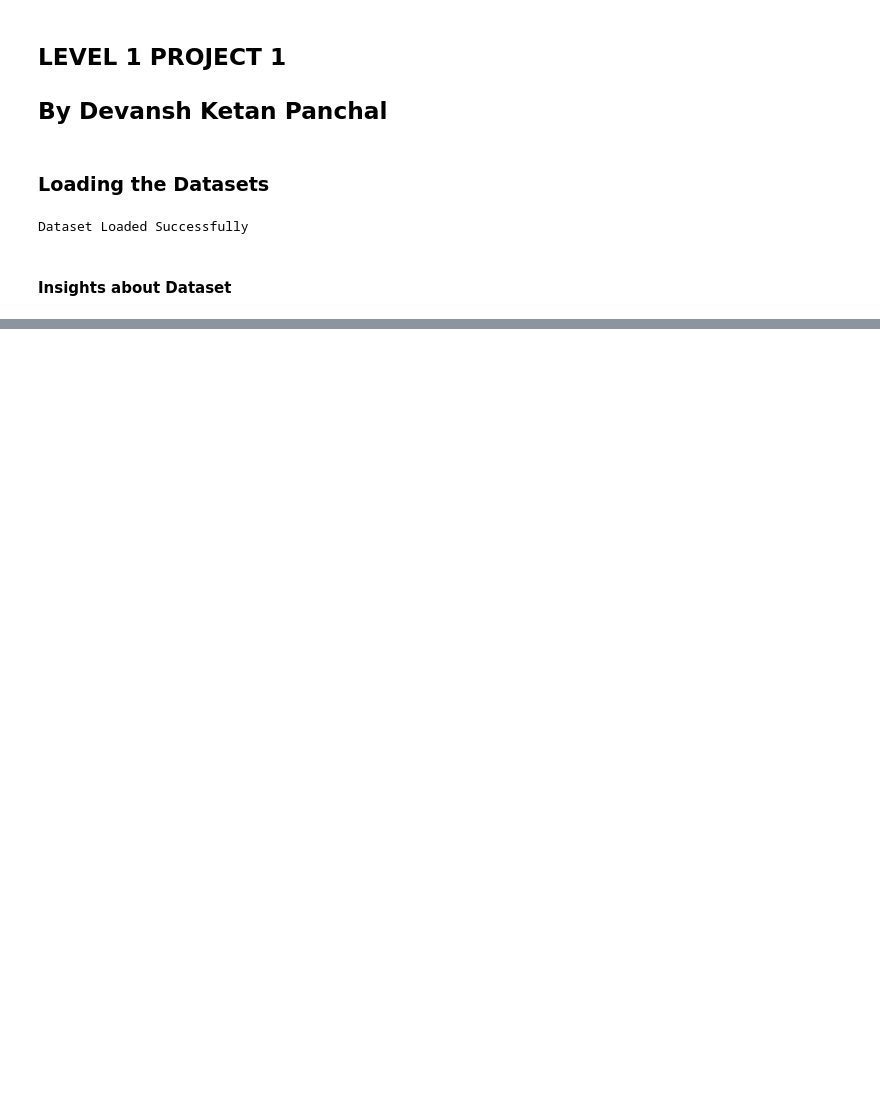
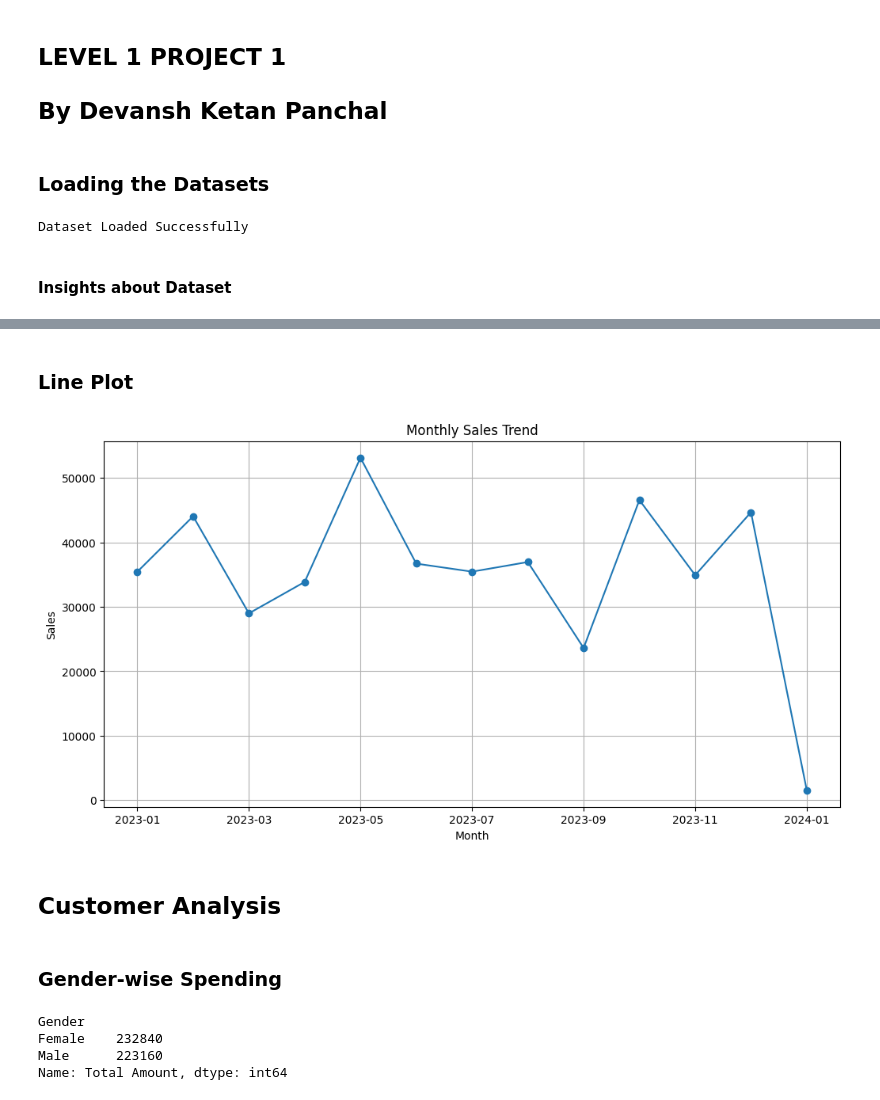
Before and after one commit to 04developer1devansh2panchal/OIBSIP, a Jupyter notebook: L1_P1_D_PANCHAL/Project.ipynb, the cells around one changed output, grey strips where cells are left out. Saved outputs shown, nothing was run; the diff lists cells and outputs as text; code cells hidden in the pictures; blank space fills up the shorter version.

```diff
--- a/L1_P1_D_PANCHAL/Project.ipynb
+++ b/L1_P1_D_PANCHAL/Project.ipynb
@@ -39,0 +37,3 @@ print(ds1.head(),'\n','---------------------------------------------------------
+# %%
+print("Duplicate rows:", ds1.duplicated().sum())
+ds1.drop_duplicates(inplace=True)
@@ -39,0 +42,2 @@ print(ds1.head(),'\n','---------------------------------------------------------
+# %%
+ds1['Date'] = pd.to_datetime(ds1['Date'])
@@ -39,0 +119,8 @@ print(ds1.head(),'\n','---------------------------------------------------------
+# %%
+monthly_sales = ds1.groupby(
+    ds1['Date'].dt.to_period('M')
+)['Total Amount'].sum()
+
+monthly_sales.index = monthly_sales.index.astype(str)
+
+print(monthly_sales)
@@ -39,0 +143,24 @@ print(ds1.head(),'\n','---------------------------------------------------------
+# %% [markdown]
+### Line Plot
+# %%
+plt.figure(figsize=(12,6))
+monthly_sales.plot(marker='o')
+plt.title("Monthly Sales Trend")
+plt.xlabel("Month")
+plt.ylabel("Sales")
+plt.grid(True)
+plt.show()
+# %% [output]
+[figure, added]
+# %% [markdown]
+## Customer Analysis
+# %% [markdown]
+### Gender-wise Spending
+# %%
+gender_sales = ds1.groupby('Gender')['Total Amount'].sum()
+print(gender_sales)
+# %% [output]
+Gender
+Female    232840
+Male      223160
+Name: Total Amount, dtype: int64
```
Also changed, not shown: parts of 25 cells of this notebook, 1 other file.
